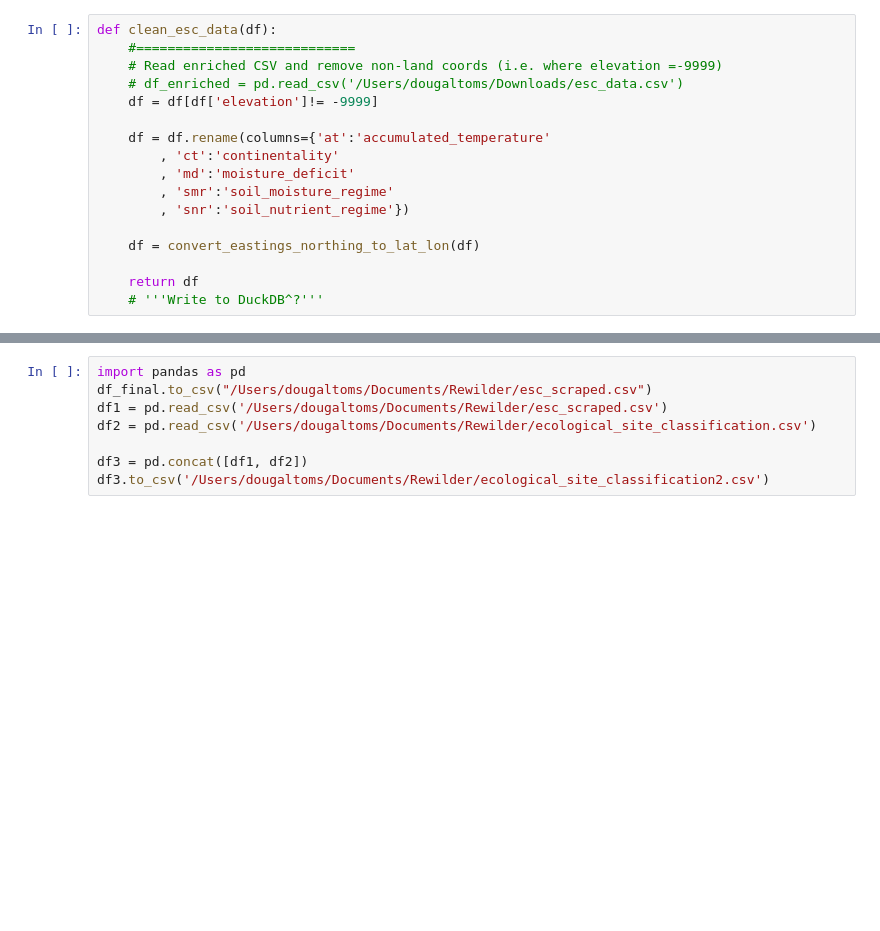
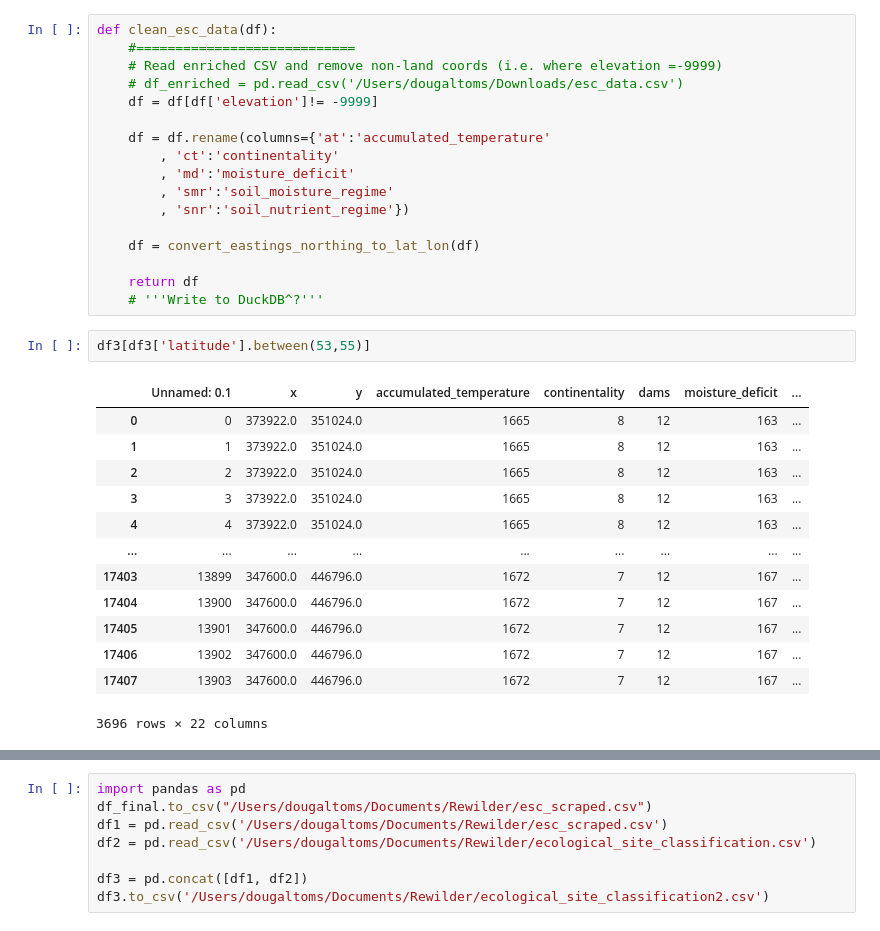
Before and after one commit to dougaltoms/Rewilder, a Jupyter notebook: dev.ipynb, the cells around one changed output, grey strips where cells are left out. Saved outputs shown, nothing was run; the diff lists cells and outputs as text; blank space fills up the shorter version.

```diff
--- a/dev.ipynb
+++ b/dev.ipynb
@@ -208,6 +208,22 @@ def clean_esc_data(df):
 
     return df
     # '''Write to DuckDB^?'''
+# %%
+df3[df3['latitude'].between(53,55)]
+# %% [output]
+|  | Unnamed: 0.1 | x | y | accumulated_temperature | continentality | dams | moisture_deficit | ... |
+| 0 | 0 | 373922.0 | 351024.0 | 1665 | 8 | 12 | 163 | ... |
+| 1 | 1 | 373922.0 | 351024.0 | 1665 | 8 | 12 | 163 | ... |
+| 2 | 2 | 373922.0 | 351024.0 | 1665 | 8 | 12 | 163 | ... |
+| 3 | 3 | 373922.0 | 351024.0 | 1665 | 8 | 12 | 163 | ... |
+| 4 | 4 | 373922.0 | 351024.0 | 1665 | 8 | 12 | 163 | ... |
+| ... | ... | ... | ... | ... | ... | ... | ... | ... |
+| 17403 | 13899 | 347600.0 | 446796.0 | 1672 | 7 | 12 | 167 | ... |
+| 17404 | 13900 | 347600.0 | 446796.0 | 1672 | 7 | 12 | 167 | ... |
+| 17405 | 13901 | 347600.0 | 446796.0 | 1672 | 7 | 12 | 167 | ... |
+| 17406 | 13902 | 347600.0 | 446796.0 | 1672 | 7 | 12 | 167 | ... |
+| 17407 | 13903 | 347600.0 | 446796.0 | 1672 | 7 | 12 | 167 | ... |
+3696 rows × 22 columns
 # %%
 import pandas as pd
 import time
```
Also changed, not shown: parts of 11 cells of this notebook.
